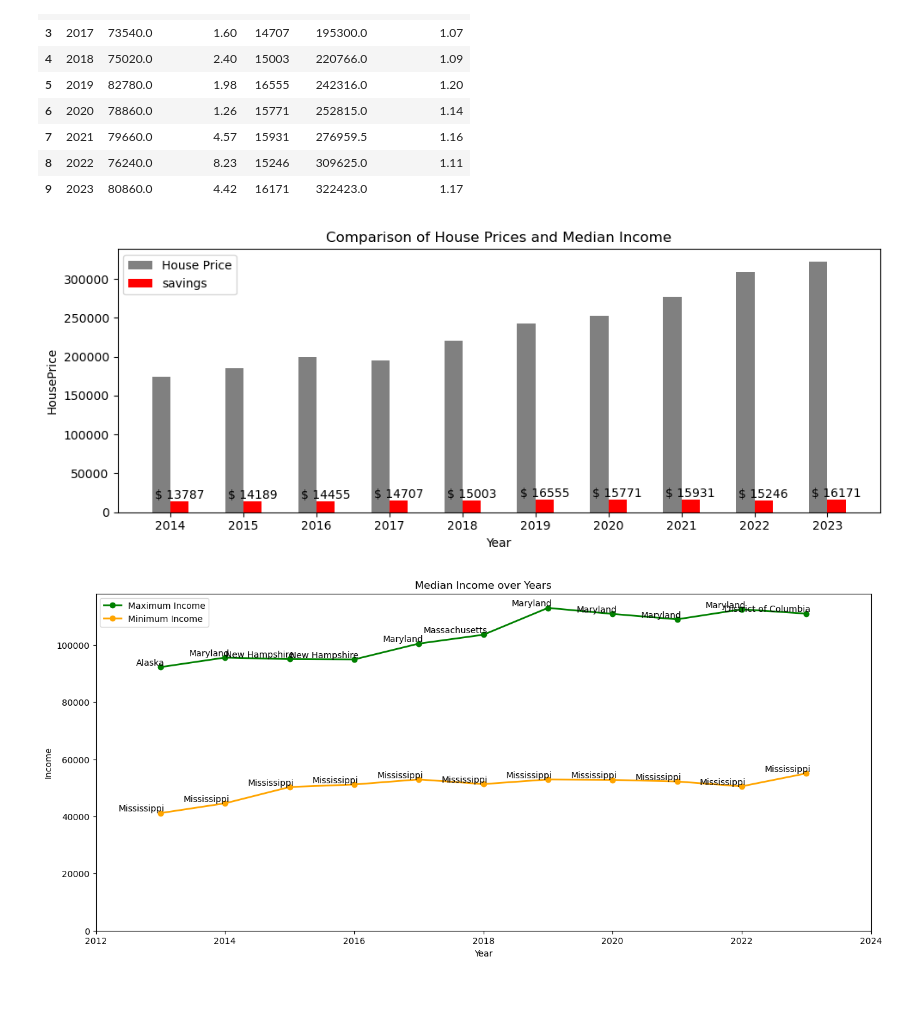
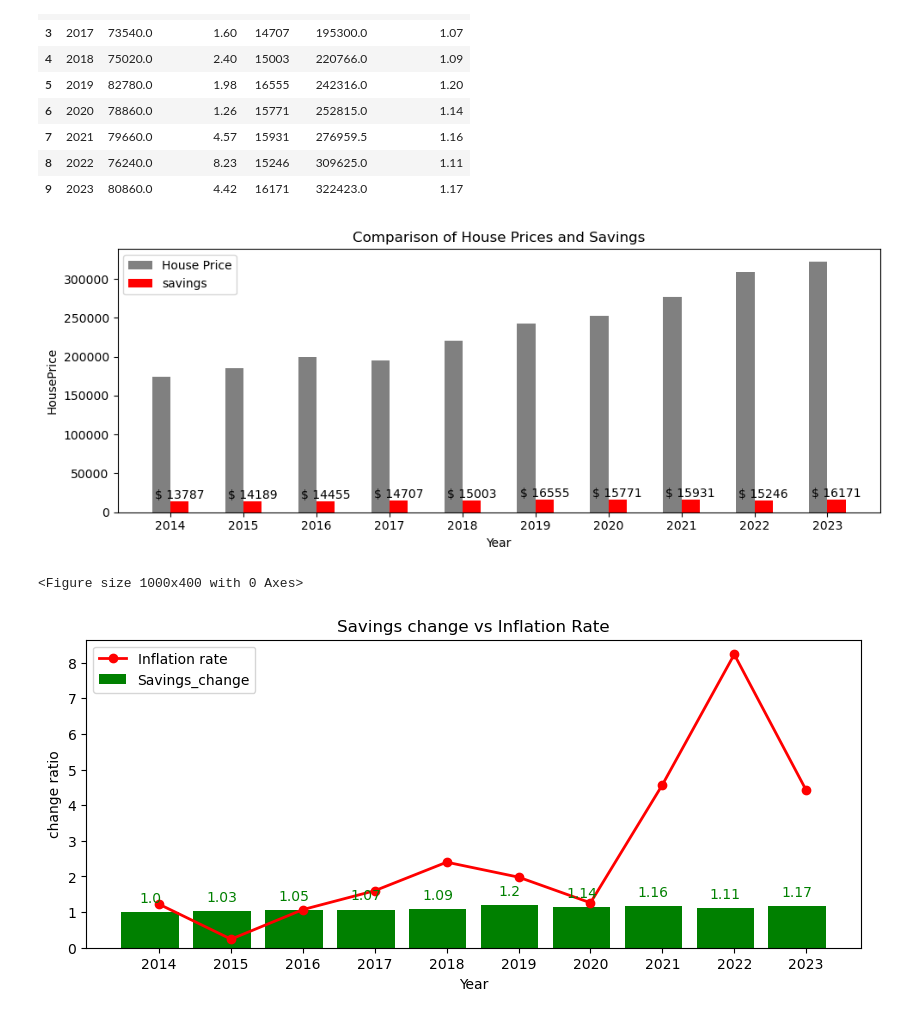
Before and after one commit to OBULI20/nss_capstone, a Jupyter notebook: notebook/Housing.ipynb, the cells around one changed output. Saved outputs shown, nothing was run; the diff lists cells and outputs as text; code cells hidden in the pictures; blank space fills up the shorter version.

```diff
--- a/notebook/Housing.ipynb
+++ b/notebook/Housing.ipynb
@@ -1467,0 +1516,3 @@ plt.show()
+# %%
+housepriceincome1=housepriceincome[housepriceincome['Year']>2018]
+housepriceincome1.Year.unique()
@@ -1526,7 +1615,7 @@ for i in range(len(medianhouse_usa_saving['savings'])):
 # Add labels, title, and custom x-axis tick labels
 ax.set_xlabel('Year')
 ax.set_ylabel('HousePrice')
-ax.set_title('Comparison of House Prices and Median Income')
+ax.set_title('Comparison of House Prices and Savings')
 ax.set_xticks(x)
 ax.set_xticklabels(labels)
 ax.legend()
@@ -1535,32 +1624,48 @@ ax.legend()
 plt.tight_layout()
 plt.show()
 # %% [output]
-[figure, old version]
+[figure, new version]
 # %%
-plt.figure(figsize=(16,7))
-plt.xlim(min(max_income['year'])-1 , max(max_income['year'])+1 )
-plt.ylim(0, max(max_income['income']) + 5000)
+plt.figure(figsize=(10,4))
+#plt.xlim(min(max_income['year'])-1 , max(max_income['year'])+1 )
+#plt.ylim(0, max(max_income['income']) + 5000)
+labels = [2014, 2015, 2016, 2017, 2018, 2019, 2020, 2021, 2022, 2023]
+fig, ax = plt.subplots(figsize=(10, 4))
 
-plt.plot(max_income['year'], max_income.income, color='green', marker='o', linestyle='-', linewidth=2, label='Maximum Income')
-plt.plot(least_income['year'], least_income.income, color='orange', marker='o', linestyle='-', linewidth=2, label='Minimum Income')
+# Create an array for the x positions of the bars
+x = np.arange(len(labels))
 
-for i in range(len(max_income)):
+# Set the width of the bars
+width = 0.25
+bars=ax.bar(x - width/2, medianhouse_usa_saving['savings_change'], color='green',  label='Savings_change')
+
+#plt.plot(medianhouse_usa_saving['Year'].astype('str'), medianhouse_usa_saving['savings_change'], color='green', marker='x', linestyle='-', linewidth=2, label='Savings_change')
+plt.plot(medianhouse_usa_saving['Year'].astype('str'), medianhouse_usa_saving.inflation_rate, color='red', marker='o', linestyle='-', linewidth=2, label='Inflation rate')
+
+for i in range(len(medianhouse_usa_saving)):
     offset = (i % 2) * 10
-    plt.annotate(f'{max_income["name"].iloc[i]}',
-                xy=(max_income['year'].iloc[i], max_income['income'].iloc[i]),
+    plt.annotate(f'{medianhouse_usa_saving['savings_change'].iloc[i]}',
+                xy=(medianhouse_usa_saving['Year'].iloc[i], medianhouse_usa_saving['savings_change'].iloc[i]),
                 xytext=(5, 10),
-                textcoords='offset points', fontsize=10, color='black',ha='right',va='top')
-for j in range(len(least_income)):
-    offset = (j % 2) * 10
-    plt.annotate(f'{least_income["name"].iloc[j]}',xy=(least_income['year'].iloc[j], least_income['income'].iloc[j]),
-                  xytext=(5, 10),
-                  textcoords='offset points', fontsize=10, color='black',ha='right',va='top')
+                textcoords='offset points', fontsize=10, color='black',va='top')
+for bar in bars:
+    # Get the height of each bar
+    yval = bar.get_height()
+    # Annotate above the bar
+    ax.annotate(f'{yval}',
+                xy=(bar.get_x() + bar.get_width() / 2, yval),  # Position at the top of the bar
+                xytext=(0, 5),  # Adjust the annotation a bit higher
+                textcoords='offset points',
+                ha='center', va='bottom',  # Center the annotation horizontally
+                fontsize=10, color='green')
 
 
-plt.title('Median Income over Years')
+
+plt.title('Savings change vs Inflation Rate')
 plt.xlabel('Year')
-plt.ylabel('Income')
+plt.ylabel('change ratio')
 plt.legend()
 plt.show()
 # %% [output]
+<Figure size 1000x400 with 0 Axes>
-[figure, old version]
+[figure, new version]
```
Also changed, not shown: parts of 8 cells of this notebook.
